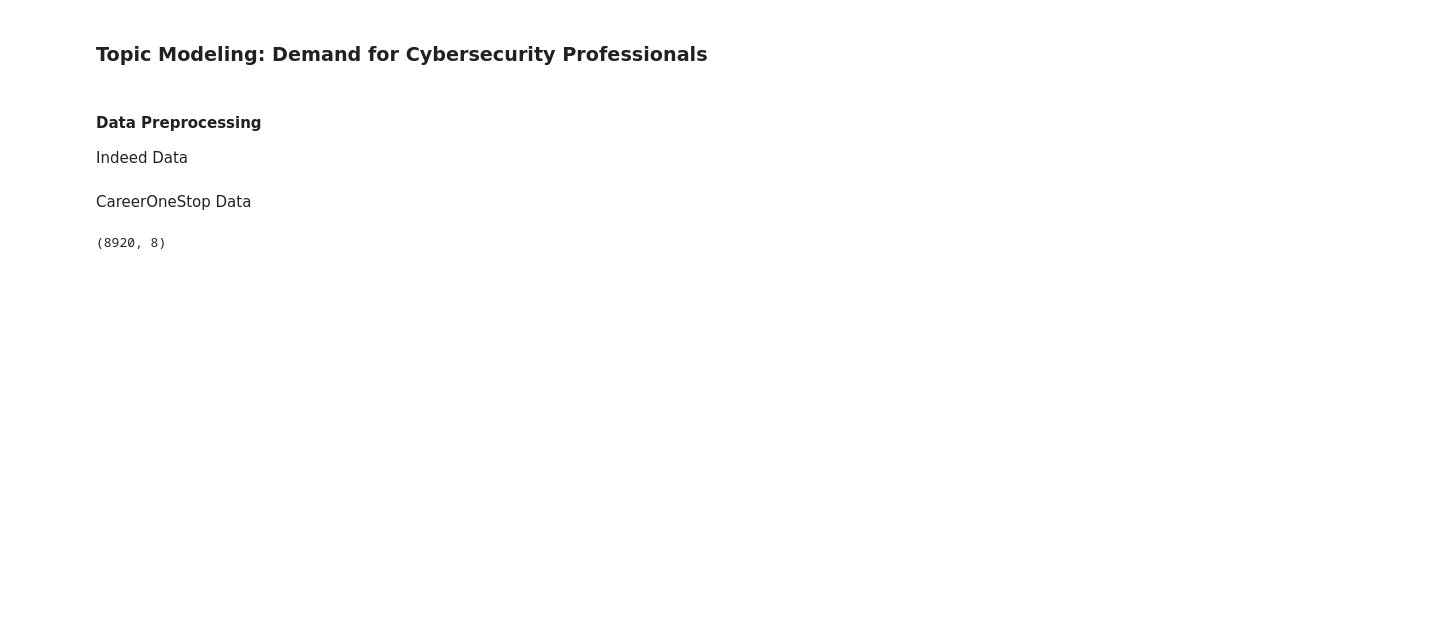
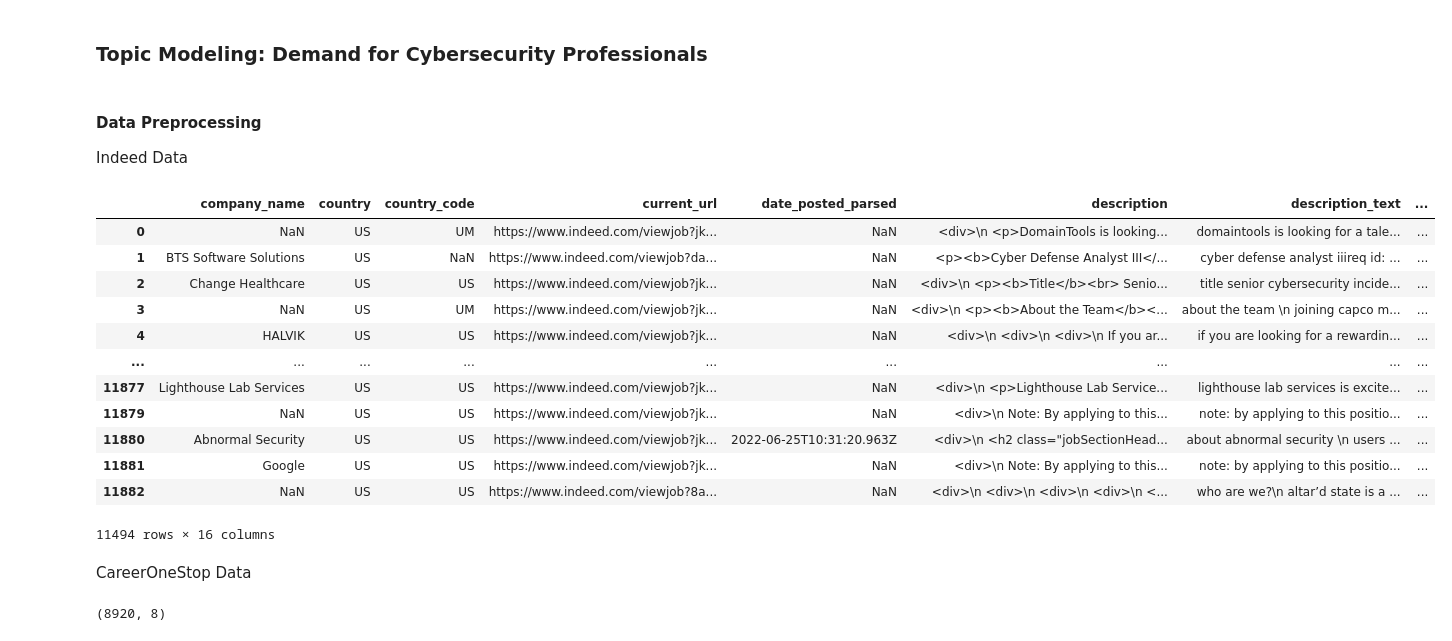
Before and after one commit to hannahabraham-gmu/Scape-Save-DAEN690, a Jupyter notebook: Demand Analysis/bertopic modeling.ipynb, the cells around one changed output. Drawn from its saved outputs; the diff is of its cells as text; code cells hidden in the pictures; blank space fills up the shorter version.

```diff
--- a/Demand Analysis/bertopic modeling.ipynb
+++ b/Demand Analysis/bertopic modeling.ipynb
@@ -20,13 +20,29 @@ df = pd.read_csv("C:/Users/hanna/Scape-Save-DAEN690/Datasets/indeed_cleaned.csv.
 df.drop_duplicates(subset=['job_title', 'description_text', 'location'], inplace=True)
 # %%
 #Set to lower case so capitalized titles don't get counted separately
-df['job_title'] = df['job_title'].apply(lambda x: x.lower())
+df['job_title'] = df['job_title'].apply(lambda x: str(x).lower())
+#Set to lower case for job descriptions
+df['description_text'] = df['description_text'].apply(lambda x: str(x).lower())
 #remove numerical values from job description
 df['description_text'] = df['description_text'].str.replace('\d+', '')
 #remove links from job description
 df['description_text'] = df['description_text'].str.replace('http\S+|www.\S+', '', case=False)
-
-df['description'] = df['description'].apply(lambda x: str(x).lower())
+# %%
+df
+# %% [output]
+|  | company_name | country | country_code | current_url | date_posted_parsed | description | description_text | ... |
+| 0 | NaN | US | UM | https://www.indeed.com/viewjob?jk... | NaN | <div>\n <p>DomainTools is looking... | domaintools is looking for a tale... | ... |
+| 1 | BTS Software Solutions | US | NaN | https://www.indeed.com/viewjob?da... | NaN | <p><b>Cyber Defense Analyst III</... | cyber defense analyst iiireq id: ... | ... |
+| 2 | Change Healthcare | US | US | https://www.indeed.com/viewjob?jk... | NaN | <div>\n <p><b>Title</b><br> Senio... | title senior cybersecurity incide... | ... |
+| 3 | NaN | US | UM | https://www.indeed.com/viewjob?jk... | NaN | <div>\n <p><b>About the Team</b><... | about the team \n joining capco m... | ... |
+| 4 | HALVIK | US | US | https://www.indeed.com/viewjob?jk... | NaN | <div>\n <div>\n <div>\n If you ar... | if you are looking for a rewardin... | ... |
+| ... | ... | ... | ... | ... | ... | ... | ... | ... |
+| 11877 | Lighthouse Lab Services | US | US | https://www.indeed.com/viewjob?jk... | NaN | <div>\n <p>Lighthouse Lab Service... | lighthouse lab services is excite... | ... |
+| 11879 | NaN | US | US | https://www.indeed.com/viewjob?jk... | NaN | <div>\n Note: By applying to this... | note: by applying to this positio... | ... |
+| 11880 | Abnormal Security | US | US | https://www.indeed.com/viewjob?jk... | 2022-06-25T10:31:20.963Z | <div>\n <h2 class="jobSectionHead... | about abnormal security \n users ... | ... |
+| 11881 | Google | US | US | https://www.indeed.com/viewjob?jk... | NaN | <div>\n Note: By applying to this... | note: by applying to this positio... | ... |
+| 11882 | NaN | US | US | https://www.indeed.com/viewjob?8a... | NaN | <div>\n <div>\n <div>\n <div>\n <... | who are we?\n altar’d state is a ... | ... |
+11494 rows × 16 columns
 # %%
 #Create function to categorize role types
 
```
Also changed, not shown: parts of 9 cells of this notebook.
